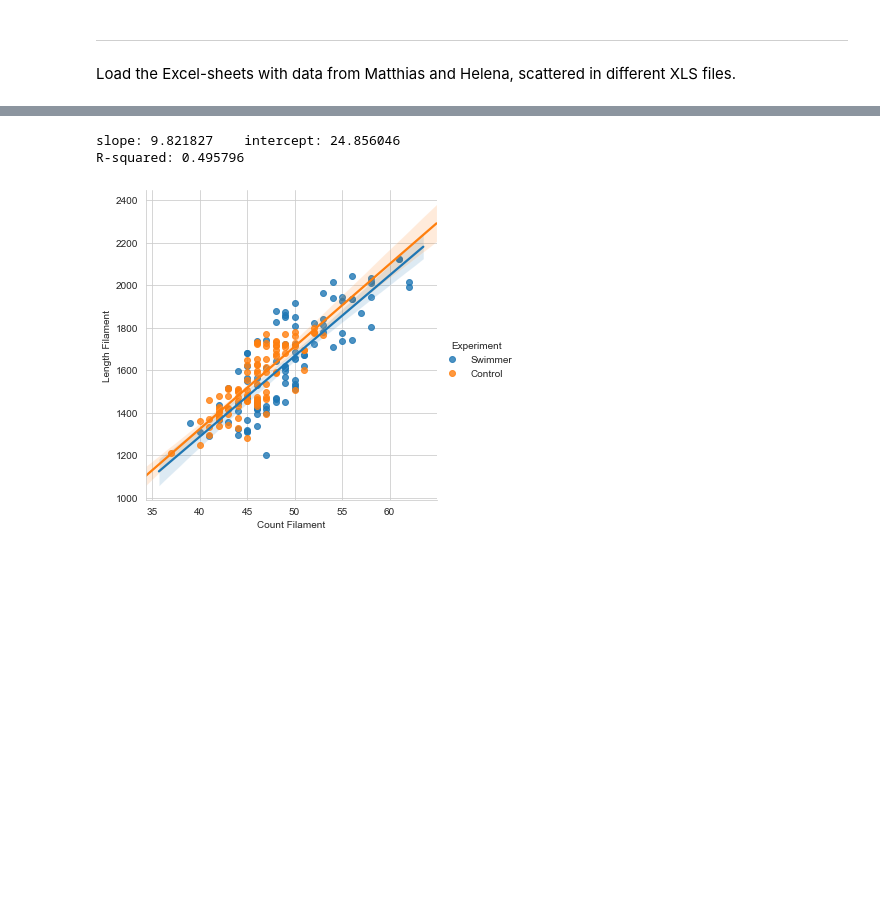
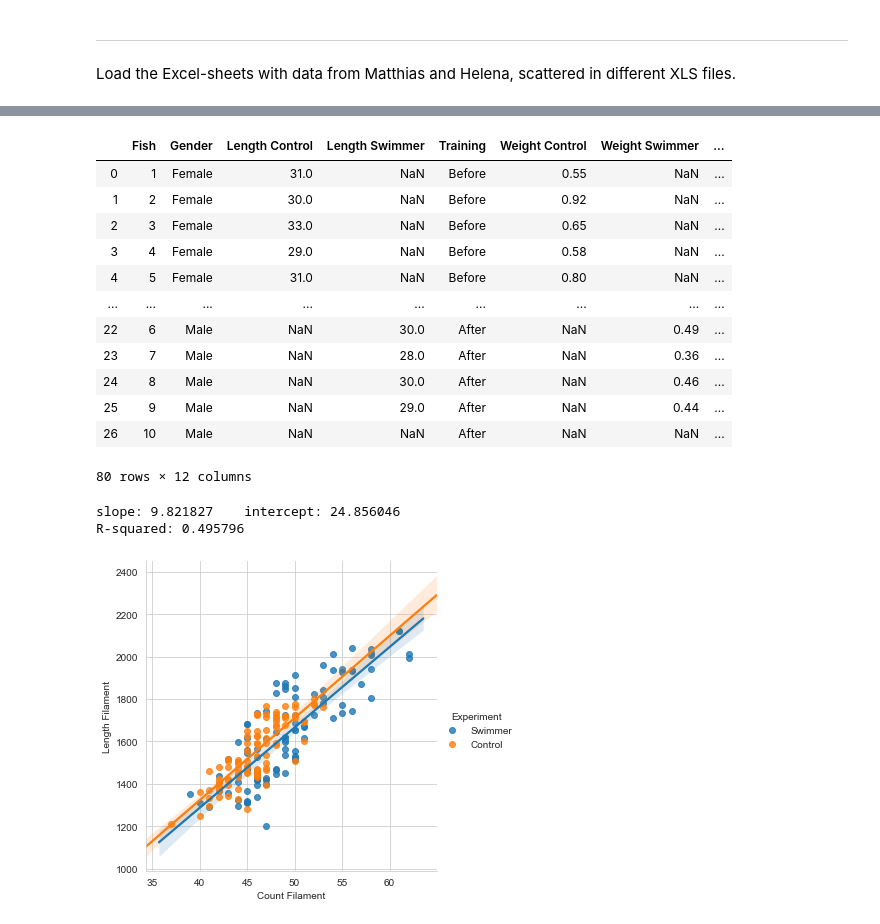
Before and after one commit to habi/Zebra-Fish-Gills, a Jupyter notebook: Gills-Analysis.ipynb, the cells around one changed output, grey strips where cells are left out. Cells and saved outputs as stored; diff of their text form; code cells hidden in the pictures; blank space fills up the shorter version.

```diff
--- a/Gills-Analysis.ipynb
+++ b/Gills-Analysis.ipynb
@@ -626,3 +626,19 @@ plt.show()
+# %%
+Morphology
+# %% [output]
+|  | Fish | Gender | Length Control | Length Swimmer | Training | Weight Control | Weight Swimmer | ... |
+| 0 | 1 | Female | 31.0 | NaN | Before | 0.55 | NaN | ... |
+| 1 | 2 | Female | 30.0 | NaN | Before | 0.92 | NaN | ... |
+| 2 | 3 | Female | 33.0 | NaN | Before | 0.65 | NaN | ... |
+| 3 | 4 | Female | 29.0 | NaN | Before | 0.58 | NaN | ... |
+| 4 | 5 | Female | 31.0 | NaN | Before | 0.80 | NaN | ... |
+| ... | ... | ... | ... | ... | ... | ... | ... | ... |
+| 22 | 6 | Male | NaN | 30.0 | After | NaN | 0.49 | ... |
+| 23 | 7 | Male | NaN | 28.0 | After | NaN | 0.36 | ... |
+| 24 | 8 | Male | NaN | 30.0 | After | NaN | 0.46 | ... |
+| 25 | 9 | Male | NaN | 29.0 | After | NaN | 0.44 | ... |
+| 26 | 10 | Male | NaN | NaN | After | NaN | NaN | ... |
+80 rows × 12 columns
 # %%
 # Linear regression with scipy.stats
 numpy.random.seed(12345678)
```
Also changed, not shown: parts of 105 cells of this notebook.
